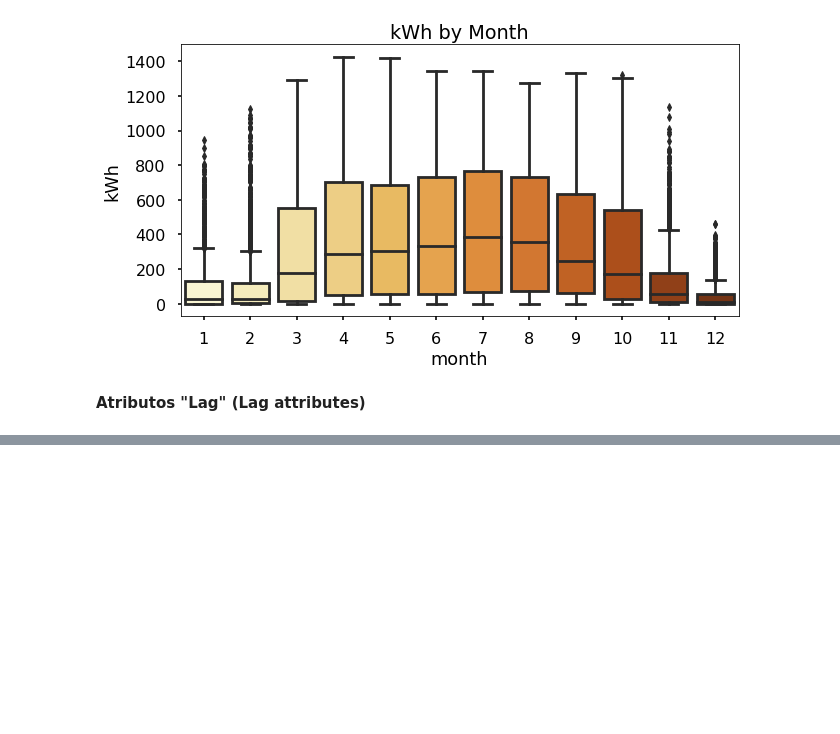
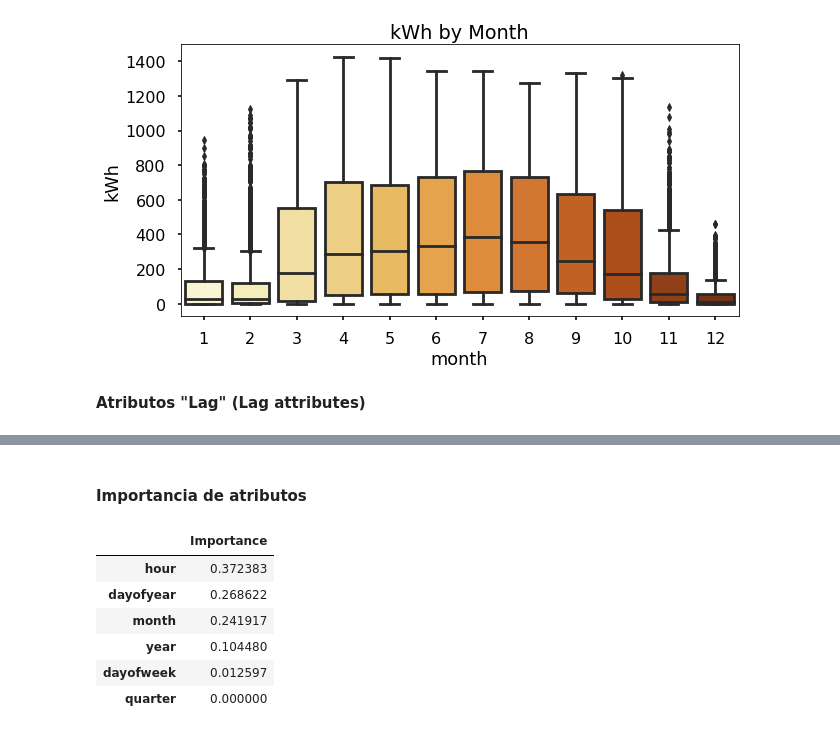
Before and after one commit to ivnlee/project-timeseries, a Jupyter notebook: notebooks/solar_power_analysis.ipynb, the cells around one changed output, grey strips where cells are left out. Drawn from its saved outputs; the diff is of its cells as text; code cells hidden in the pictures; blank space fills up the shorter version.

```diff
--- a/notebooks/solar_power_analysis.ipynb
+++ b/notebooks/solar_power_analysis.ipynb
@@ -225,0 +269,16 @@ plt.show()
+# %% [markdown]
+#### Importancia de atributos
+# %%
+feat_imp = pd.DataFrame(xgb_reg.feature_importances_,
+                        index=xgb_reg.feature_names_in_,
+                        columns=['Importance'])
+
+feat_imp.sort_values('Importance', ascending=False)
+# %% [output]
+|  | Importance |
+| hour | 0.372383 |
+| dayofyear | 0.268622 |
+| month | 0.241917 |
+| year | 0.104480 |
+| dayofweek | 0.012597 |
+| quarter | 0.000000 |
```
Also changed, not shown: parts of 6 cells of this notebook.
